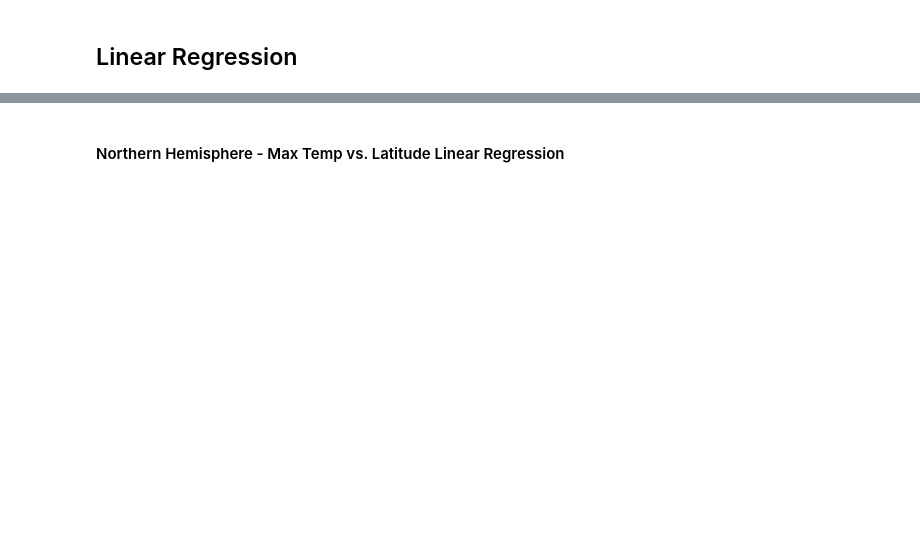
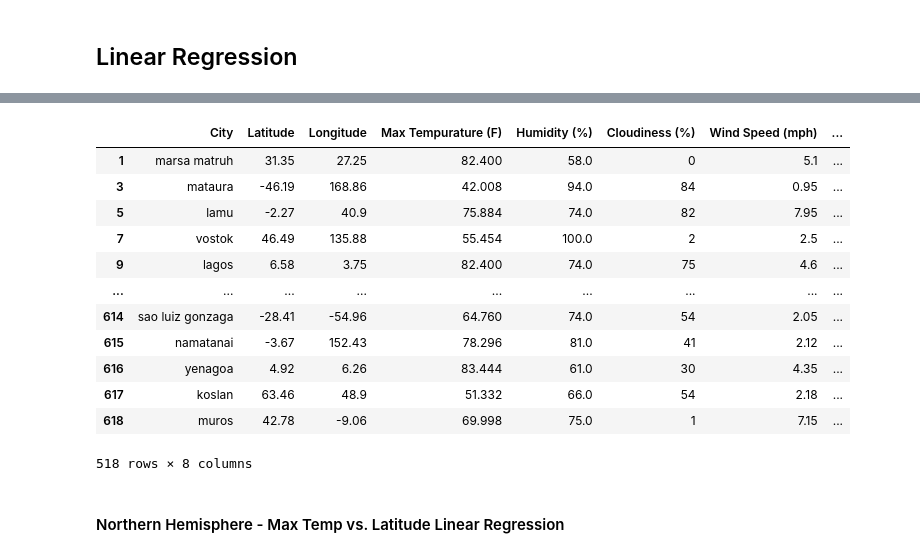
Before and after one commit to NGASHBAUGH/06-Python-API, a Jupyter notebook: Homework/starter_code/WeatherPy.ipynb, the cells around one changed output, grey strips where cells are left out. Saved outputs shown, nothing was run; the diff lists cells and outputs as text; code cells hidden in the pictures; blank space fills up the shorter version.

```diff
--- a/Homework/starter_code/WeatherPy.ipynb
+++ b/Homework/starter_code/WeatherPy.ipynb
@@ -347,3 +476,19 @@ for i in items:
+# %%
+Nlat
+# %% [output]
+|  | City | Latitude | Longitude | Max Tempurature (F) | Humidity (%) | Cloudiness (%) | Wind Speed (mph) | ... |
+| 1 | marsa matruh | 31.35 | 27.25 | 82.400 | 58.0 | 0 | 5.1 | ... |
+| 3 | mataura | -46.19 | 168.86 | 42.008 | 94.0 | 84 | 0.95 | ... |
+| 5 | lamu | -2.27 | 40.9 | 75.884 | 74.0 | 82 | 7.95 | ... |
+| 7 | vostok | 46.49 | 135.88 | 55.454 | 100.0 | 2 | 2.5 | ... |
+| 9 | lagos | 6.58 | 3.75 | 82.400 | 74.0 | 75 | 4.6 | ... |
+| ... | ... | ... | ... | ... | ... | ... | ... | ... |
+| 614 | sao luiz gonzaga | -28.41 | -54.96 | 64.760 | 74.0 | 54 | 2.05 | ... |
+| 615 | namatanai | -3.67 | 152.43 | 78.296 | 81.0 | 41 | 2.12 | ... |
+| 616 | yenagoa | 4.92 | 6.26 | 83.444 | 61.0 | 30 | 4.35 | ... |
+| 617 | koslan | 63.46 | 48.9 | 51.332 | 66.0 | 54 | 2.18 | ... |
+| 618 | muros | 42.78 | -9.06 | 69.998 | 75.0 | 1 | 7.15 | ... |
+518 rows × 8 columns
 # %% [markdown]
 ####  Northern Hemisphere - Max Temp vs. Latitude Linear Regression
 # %%
```
Also changed, not shown: parts of 21 cells of this notebook, 2 other files.
